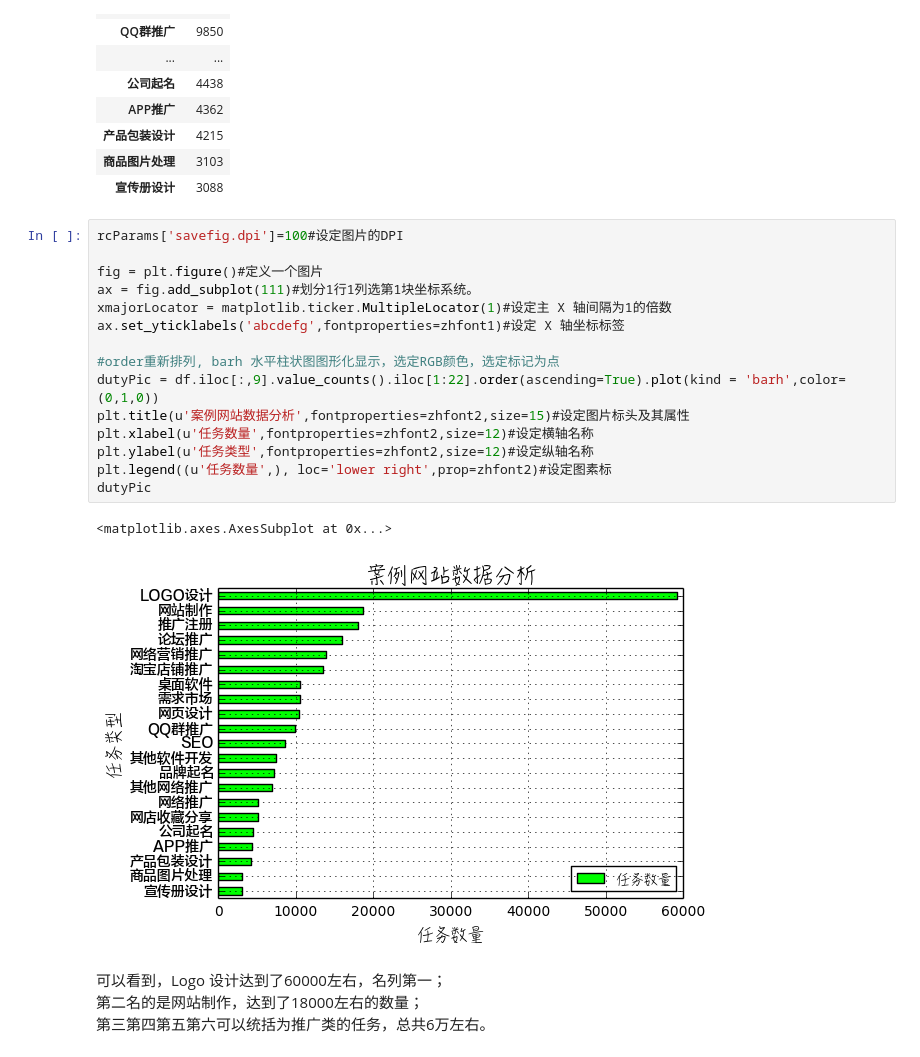
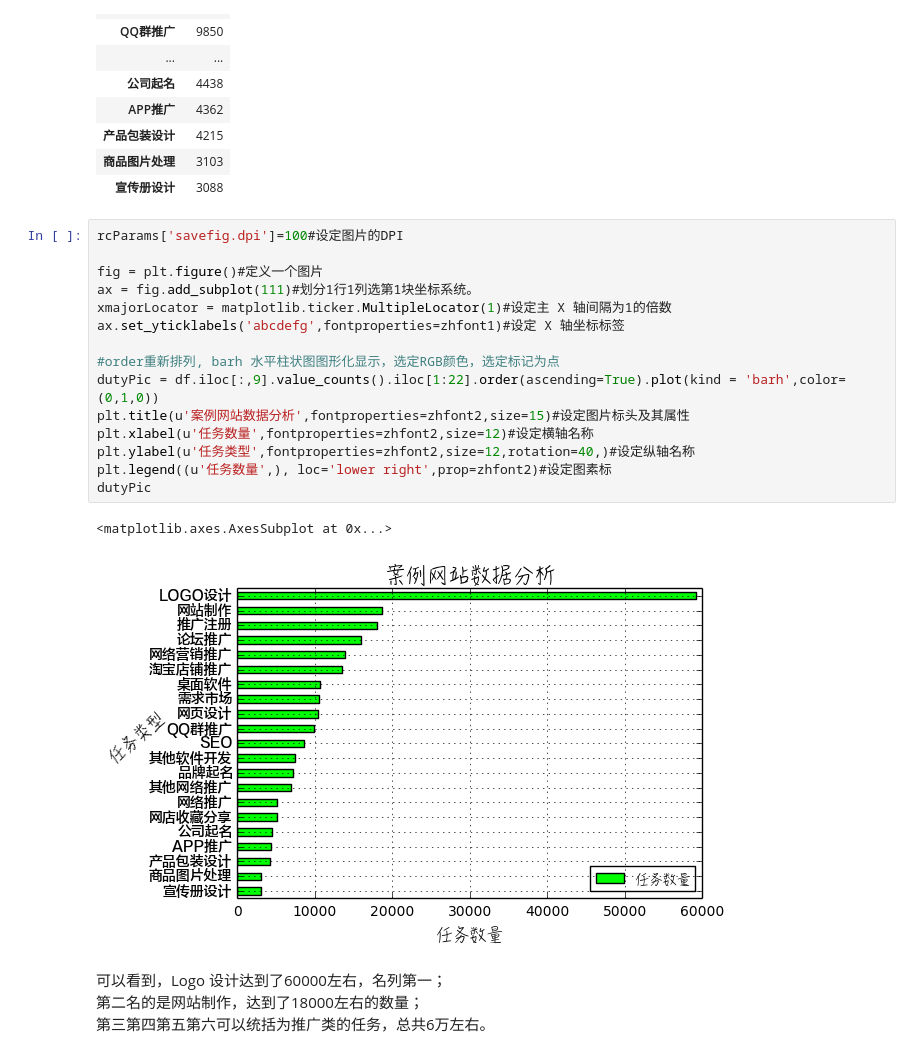
Before and after one commit to Databingo/Databingo, a Jupyter notebook: DataBookingStep2.ipynb, the cells around one changed output. Cells and saved outputs as stored; diff of their text form.

```diff
--- a/DataBookingStep2.ipynb
+++ b/DataBookingStep2.ipynb
@@ -177,21 +186,21 @@ dno
 # %%
 rcParams['savefig.dpi']=100#设定图片的DPI
 
 fig = plt.figure()#定义一个图片
 ax = fig.add_subplot(111)#划分1行1列选第1块坐标系统。
 xmajorLocator = matplotlib.ticker.MultipleLocator(1)#设定主 X 轴间隔为1的倍数
 ax.set_yticklabels('abcdefg',fontproperties=zhfont1)#设定 X 轴坐标标签
 
 #order重新排列, barh 水平柱状图图形化显示，选定RGB颜色，选定标记为点
 dutyPic = df.iloc[:,9].value_counts().iloc[1:22].order(ascending=True).plot(kind = 'barh',color=(0,1,0))
 plt.title(u'案例网站数据分析',fontproperties=zhfont2,size=15)#设定图片标头及其属性
 plt.xlabel(u'任务数量',fontproperties=zhfont2,size=12)#设定横轴名称
-plt.ylabel(u'任务类型',fontproperties=zhfont2,size=12)#设定纵轴名称
+plt.ylabel(u'任务类型',fontproperties=zhfont2,size=12,rotation=40,)#设定纵轴名称
 plt.legend((u'任务数量',), loc='lower right',prop=zhfont2)#设定图素标
 dutyPic
 # %% [output]
 <matplotlib.axes.AxesSubplot at 0x...>
-[figure, old version]
+[figure, new version]
 # %% [markdown]
 可以看到，Logo 设计达到了60000左右，名列第一；
 第二名的是网站制作，达到了18000左右的数量；
```
Also changed, not shown: parts of 1 cell of this notebook.
